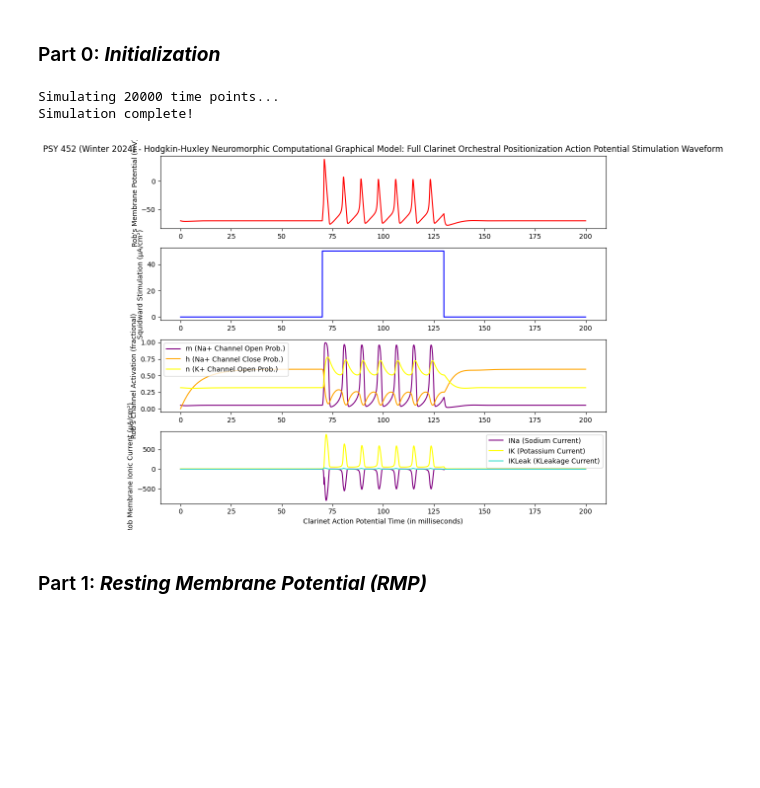
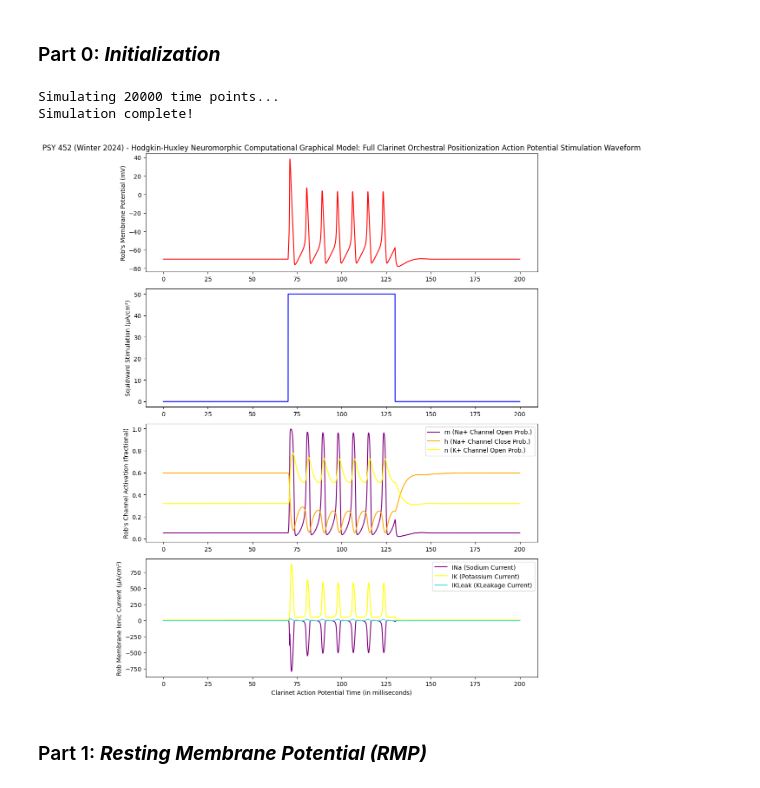
Before and after one commit to DebuggerDan/psy452-hodgkin-huxley-neuromorphic-model, a Jupyter notebook: psy452-hodgkin-huxley-neuromorphic-model.ipynb, the cells around one changed output. Saved outputs shown, nothing was run; the diff lists cells and outputs as text; code cells hidden in the pictures; blank space fills up the shorter version.

```diff
--- a/psy452-hodgkin-huxley-neuromorphic-model.ipynb
+++ b/psy452-hodgkin-huxley-neuromorphic-model.ipynb
@@ -444,35 +444,35 @@ squidward = Squidward()
 # # Squidward's Rob Motor Neuron Parameter, h: Sodium cation inactivation gating variable
 # robert.h = 0.596
 # # Squidward's Rob Motor Neuron Parameter, n: Potassium cation activation gating variable
 # robert.n = 0.317
 # tentacles(self, robert, gNa, gK, gL, Cm, ENa, EK, EL, I, Vm, m, h, n, t, pulse, pulsex, pulsey, movement, timestep):
 
 squidward.tentacles(None, 120.0, 36.0, 0.3, 1.0, 115, -12, 10.6, 0, 0, 0, 0, 0, 20000, 50, 7000, 13000, None, 0.01)
 
 # Reference - sheetmusic(self, figsizex, figsizey, color1, color2, color3, color4, color5, color6, color7, color8, title)
 #             movement = self.movement # lazy but saves typing self. each time lmao
 # # Potential (mV) Color
 #     color1 = 'r'
 # # Input Stimulation (µA/cm^2) Color
 #     color2 = 'b'
 # # Sodium Activation Gating Variable (m) Color
 #     color3 = 'purple'
 # # Sodium Inactivation Gating Variable (h) Color
 #     color4 = 'orange'
 # # Potassium Activation Gating Variable (n) Color
 #     color5 = 'yellow' # BANANA
 # # Sodium Current (INa) (µA/cm^2) Color
 #     color6 = 'purple'
 # # Potassium Current (IK) (µA/cm^2) Color
 #     color7 = 'yellow'
 # # Leak Current (IL) (µA/cm^2) Color
 #     color8 = 'turquoise'
 
-squidward.sheetmusic(10, 8, 'r', 'b', 'purple', 'orange', 'yellow', 'purple', 'yellow', 'turquoise', "Full Clarinet Orchestral Positionization Action Potential Stimulation Waveform")
+squidward.sheetmusic(13, 15, 'r', 'b', 'purple', 'orange', 'yellow', 'purple', 'yellow', 'turquoise', "Full Clarinet Orchestral Positionization Action Potential Stimulation Waveform")
 # %% [output]
 Simulating 20000 time points...
 Simulation complete!
-[figure, old version]
+[figure, new version]
 # %% [markdown]
 ### Part 1: ***Resting Membrane Potential (RMP)***
 # %%
```
Also changed, not shown: 1 other file.
